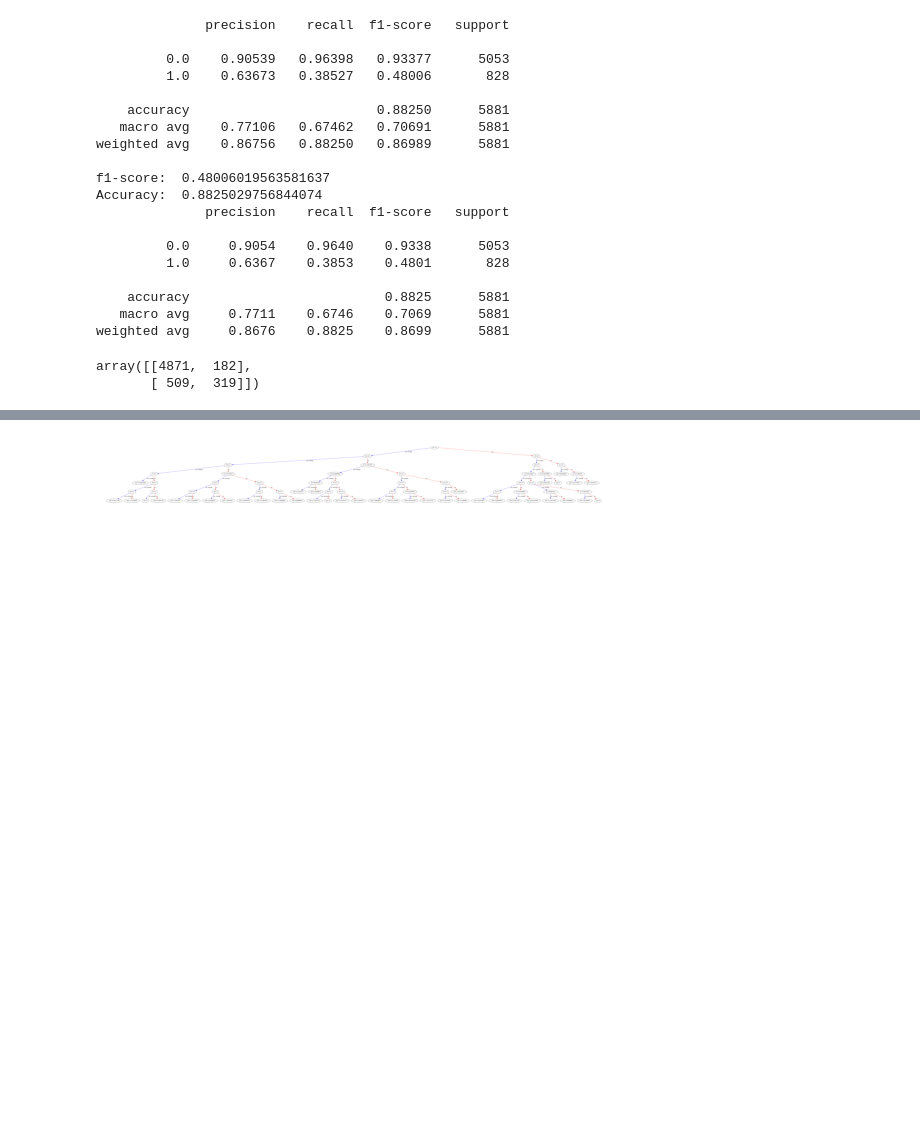
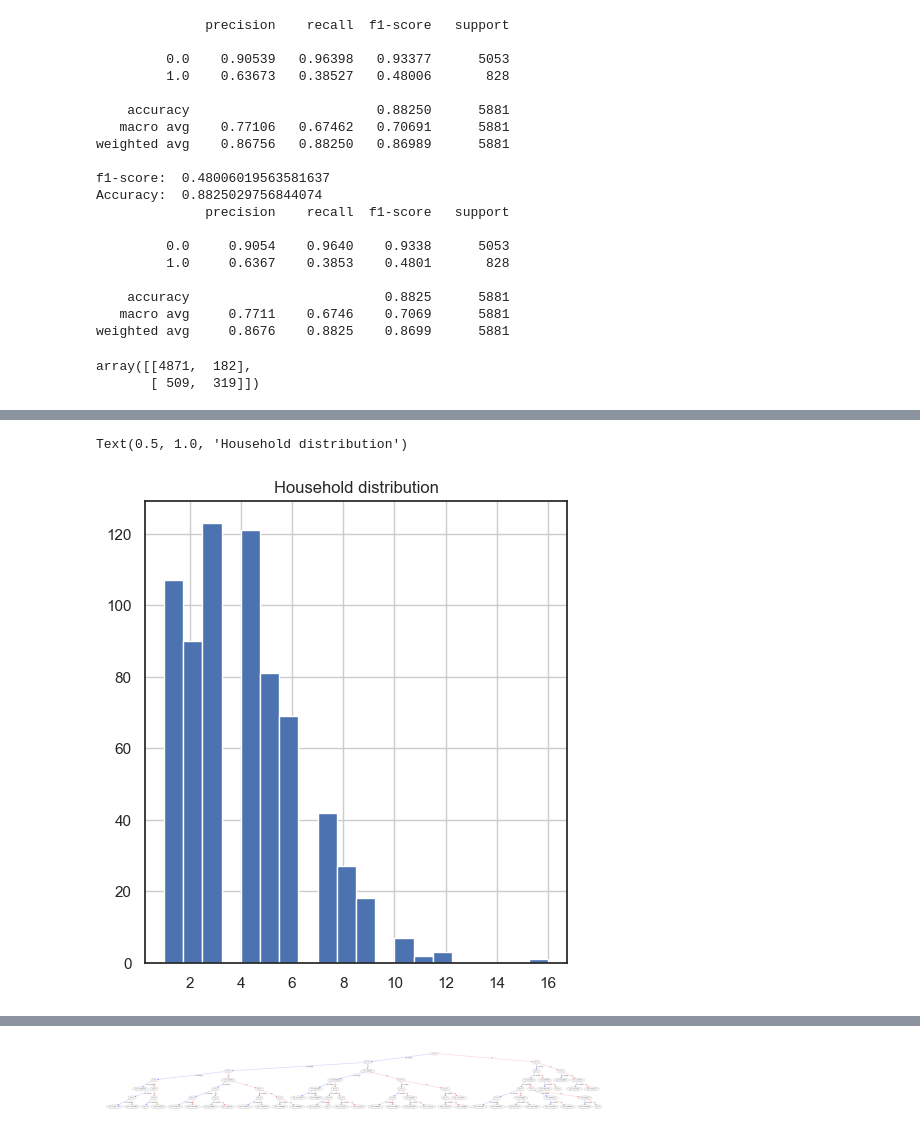
Before and after one commit to ahquin/ds-financial-inclusion, a Jupyter notebook: ml-data-analyse.ipynb, the cells around one changed output, grey strips where cells are left out. Cells and saved outputs as stored; diff of their text form; code cells hidden in the pictures; blank space fills up the shorter version.

```diff
--- a/ml-data-analyse.ipynb
+++ b/ml-data-analyse.ipynb
@@ -735,0 +760,8 @@ print(y_pred.shape)
+# %%
+plt.figure(figsize=(12,6))
+plt.subplot(1,2,1)
+fig = wrong_predictions['household_size'].hist(bins=20)
+fig.set_title('Household distribution')
+# %% [output]
+Text(0.5, 1.0, 'Household distribution')
+[figure, added]
```
Also changed, not shown: parts of 46 cells of this notebook.
